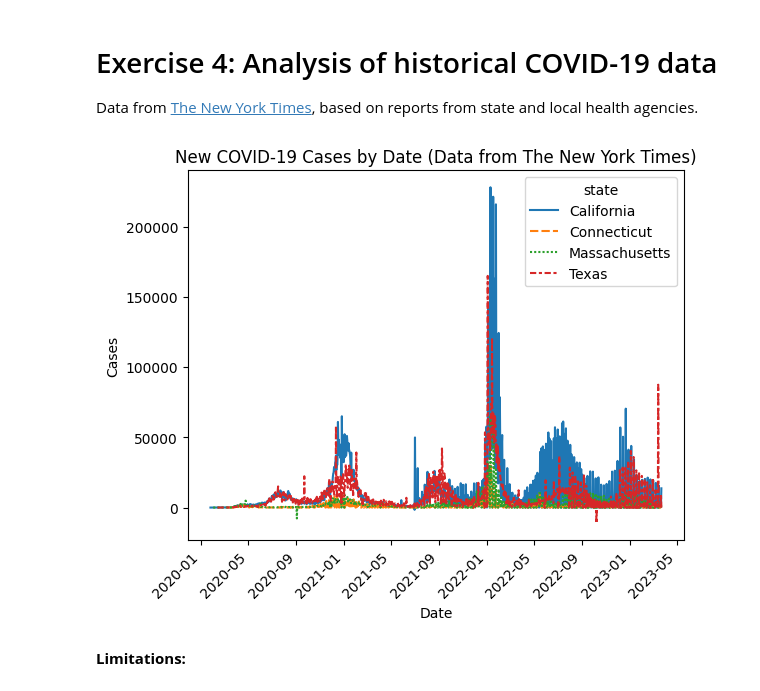
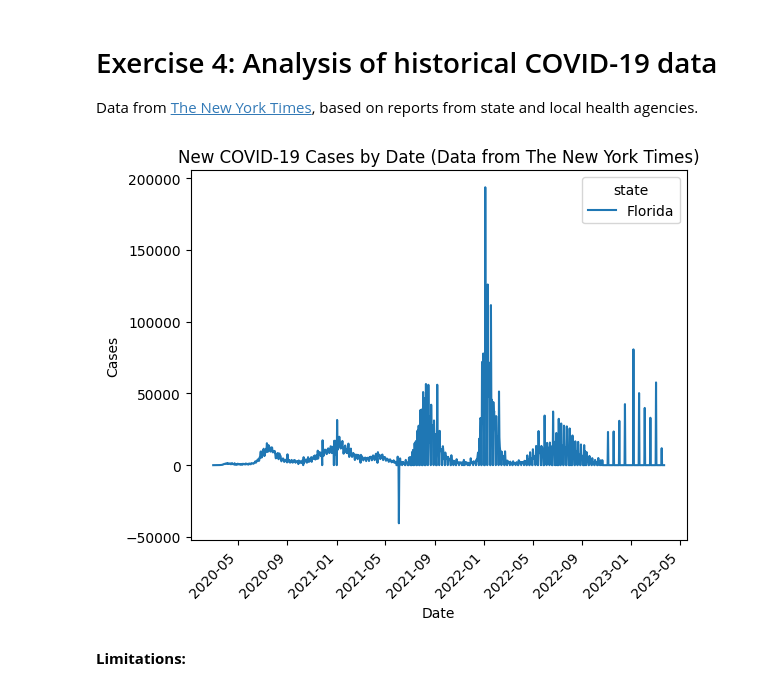
Before and after one commit to kevinwjin/cbb634, a Jupyter notebook: pset_1/pset_1.ipynb, the cells around one changed output. Drawn from its saved outputs; the diff is of its cells as text; code cells hidden in the pictures.

```diff
--- a/pset_1/pset_1.ipynb
+++ b/pset_1/pset_1.ipynb
@@ -156,7 +156,7 @@ Data from [The New York Times](https://github.com/nytimes/covid-19-data), based
 import pandas as pd
 
 covid = pd.read_csv("https://raw.githubusercontent.com/nytimes/covid-19-data/master/us-states.csv")
-#covid['date'] = pd.to_datetime(covid['date']) # Convert date column to date format
+covid['date'] = pd.to_datetime(covid['date']) # Convert date column to date format (necessary for seaborn x-axis to work)
 covid = covid.assign(new_cases = covid.groupby(['state']).cases.diff()).fillna(0) # Calculate daily new cases
 # %%
 # Plot new cases by state
@@ -175,16 +175,18 @@ def cases_vs_date(data, states):
 # %%
 # Tests
 import warnings
 warnings.filterwarnings('ignore') # Suppress seaborn's warnings
 
-states = ["Texas", "California", "Connecticut", "Massachusetts"]
-cases_vs_date(covid, states)
+#states = ["Texas", "California", "Connecticut", "Massachusetts"]
+#cases_vs_date(covid, states)
 
- # Why does the second graph end up on the same plot?
 #states = ["Hawaii", "Florida", "North Carolina", "Michigan", "Washington"]
 #cases_vs_date(covid, states)
+
+states = ["Florida"]
+cases_vs_date(covid, states)
 # %% [output]
-[figure, old version]
+[figure, new version]
 # %% [markdown]
 **Limitations:**
 # %%
```
Also changed, not shown: parts of 9 cells of this notebook.
